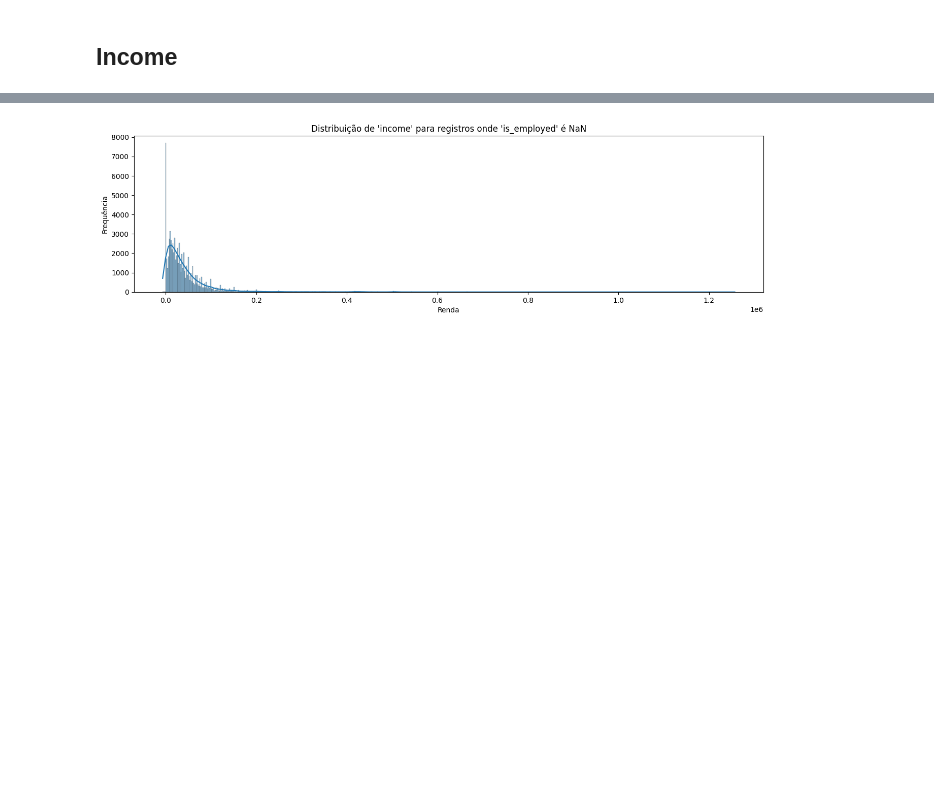
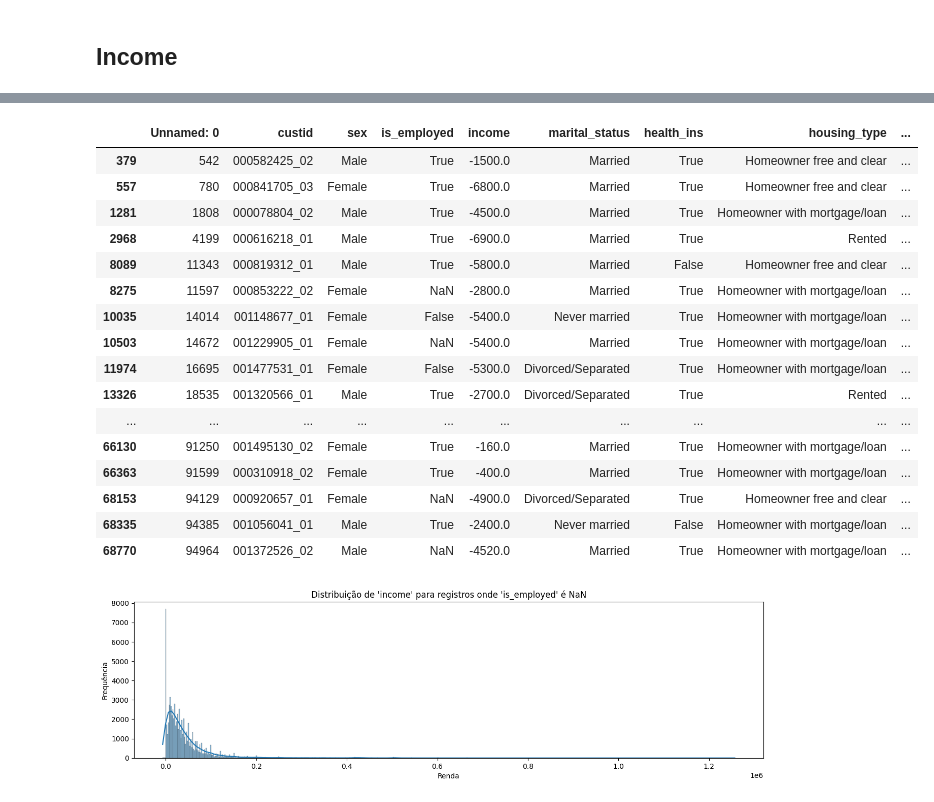
Before and after one commit to Adriano-7/feup-icd-project, a Jupyter notebook: src/1-data-visualization.ipynb, the cells around one changed output, grey strips where cells are left out. Saved outputs shown, nothing was run; the diff lists cells and outputs as text; code cells hidden in the pictures; blank space fills up the shorter version.

```diff
--- a/src/1-data-visualization.ipynb
+++ b/src/1-data-visualization.ipynb
@@ -185,3 +192,23 @@ Some of them have income
+# %%
+df[df['income'] < 0]
+# %% [output]
+|  | Unnamed: 0 | custid | sex | is_employed | income | marital_status | health_ins | housing_type | ... |
+| 379 | 542 | 000582425_02 | Male | True | -1500.0 | Married | True | Homeowner free and clear | ... |
+| 557 | 780 | 000841705_03 | Female | True | -6800.0 | Married | True | Homeowner free and clear | ... |
+| 1281 | 1808 | 000078804_02 | Male | True | -4500.0 | Married | True | Homeowner with mortgage/loan | ... |
+| 2968 | 4199 | 000616218_01 | Male | True | -6900.0 | Married | True | Rented | ... |
+| 8089 | 11343 | 000819312_01 | Male | True | -5800.0 | Married | False | Homeowner free and clear | ... |
+| 8275 | 11597 | 000853222_02 | Female | NaN | -2800.0 | Married | True | Homeowner with mortgage/loan | ... |
+| 10035 | 14014 | 001148677_01 | Female | False | -5400.0 | Never married | True | Homeowner with mortgage/loan | ... |
+| 10503 | 14672 | 001229905_01 | Female | NaN | -5400.0 | Married | True | Homeowner with mortgage/loan | ... |
+| 11974 | 16695 | 001477531_01 | Female | False | -5300.0 | Divorced/Separated | True | Homeowner with mortgage/loan | ... |
+| 13326 | 18535 | 001320566_01 | Male | True | -2700.0 | Divorced/Separated | True | Rented | ... |
+| ... | ... | ... | ... | ... | ... | ... | ... | ... | ... |
+| 66130 | 91250 | 001495130_02 | Female | True | -160.0 | Married | True | Homeowner with mortgage/loan | ... |
+| 66363 | 91599 | 000310918_02 | Female | True | -400.0 | Married | True | Homeowner with mortgage/loan | ... |
+| 68153 | 94129 | 000920657_01 | Female | NaN | -4900.0 | Divorced/Separated | True | Homeowner free and clear | ... |
+| 68335 | 94385 | 001056041_01 | Male | True | -2400.0 | Never married | False | Homeowner with mortgage/loan | ... |
+| 68770 | 94964 | 001372526_02 | Male | NaN | -4520.0 | Married | True | Homeowner with mortgage/loan | ... |
 # %%
 plt.figure(figsize=(16, 4))
 sns.histplot(df['income'], kde=True)
```
Also changed, not shown: parts of 3 cells of this notebook, 3 other files.
